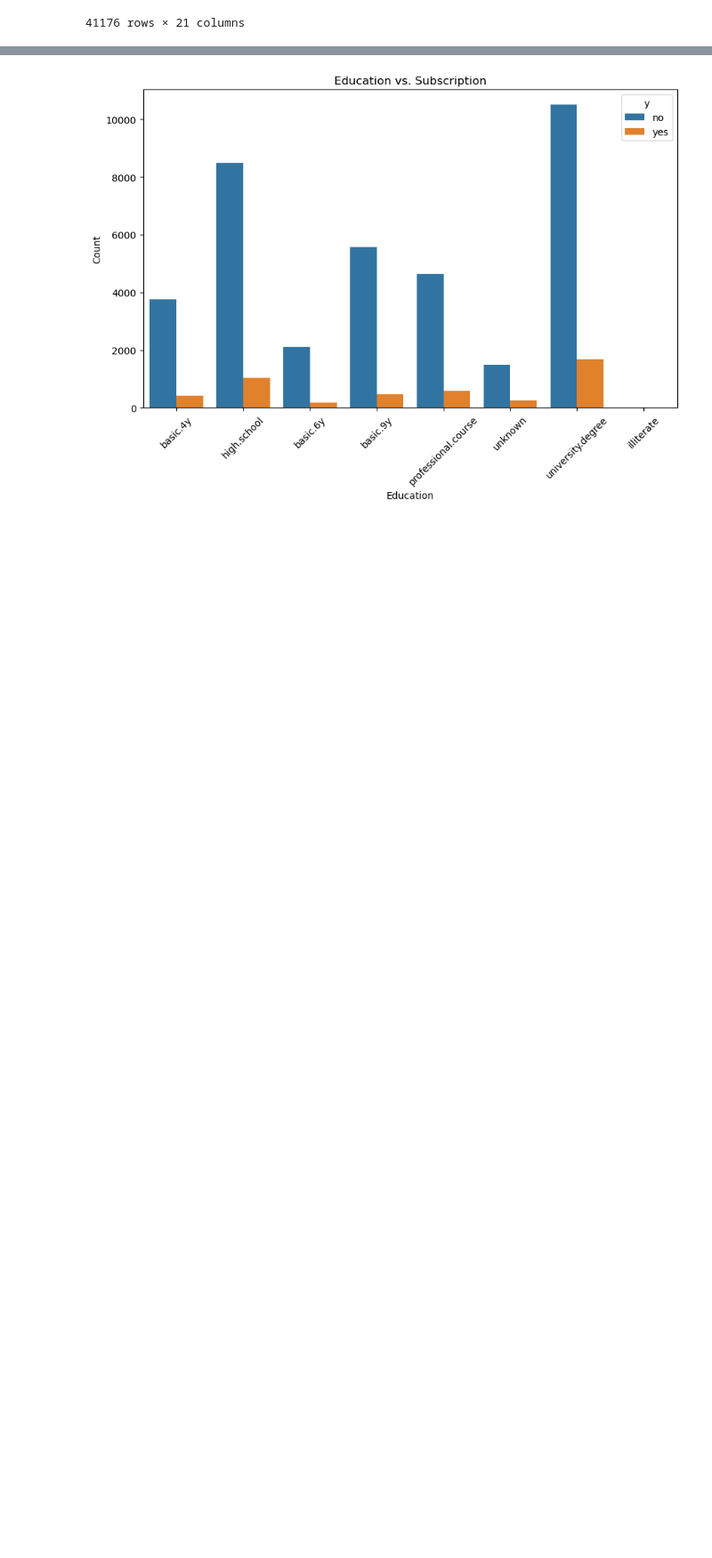
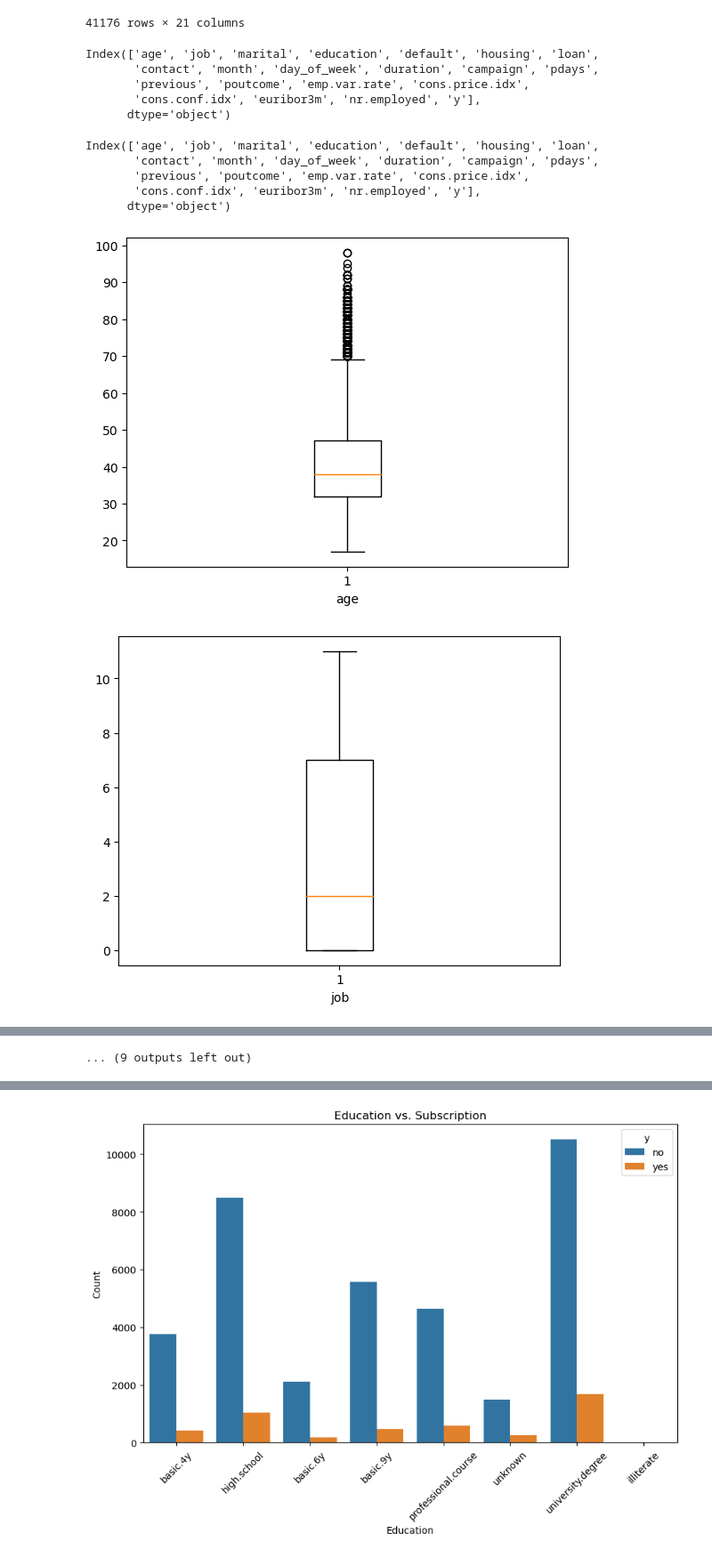
Before and after one commit to joginder121/Prodigy-Data-Science-internship-, a Jupyter notebook: Prodigy_DS_3.ipynb, the cells around one changed output, grey strips where cells are left out. Shown at 89% size. Cells and saved outputs as stored; diff of their text form; code cells hidden in the pictures; blank space fills up the shorter version.

```diff
--- a/Prodigy_DS_3.ipynb
+++ b/Prodigy_DS_3.ipynb
@@ -131,3 +131,28 @@ data1
 | 41186 | 44 | 9 | 1 | 5 | 0 | 0 | 0 | 0 | 7 | 0 | ... |
 | 41187 | 74 | 5 | 1 | 5 | 0 | 2 | 0 | 0 | 7 | 0 | ... |
 41176 rows × 21 columns
+# %%
+data1.columns
+# %% [output]
+Index(['age', 'job', 'marital', 'education', 'default', 'housing', 'loan',
+       'contact', 'month', 'day_of_week', 'duration', 'campaign', 'pdays',
+       'previous', 'poutcome', 'emp.var.rate', 'cons.price.idx',
+       'cons.conf.idx', 'euribor3m', 'nr.employed', 'y'],
+      dtype='object')
+# %%
+col=data1.columns
+col
+# %% [output]
+Index(['age', 'job', 'marital', 'education', 'default', 'housing', 'loan',
+       'contact', 'month', 'day_of_week', 'duration', 'campaign', 'pdays',
+       'previous', 'poutcome', 'emp.var.rate', 'cons.price.idx',
+       'cons.conf.idx', 'euribor3m', 'nr.employed', 'y'],
+      dtype='object')
+# %%
+for col_name in col:
+    plt.boxplot(data1[col_name])
+    plt.xlabel(col_name)
+    plt.show()
+# %% [output]
+[figure, added]
+[figure, added]
@@ -133,0 +169 @@ data1
+... (9 outputs left out)
```
Also changed, not shown: parts of 7 cells of this notebook.
